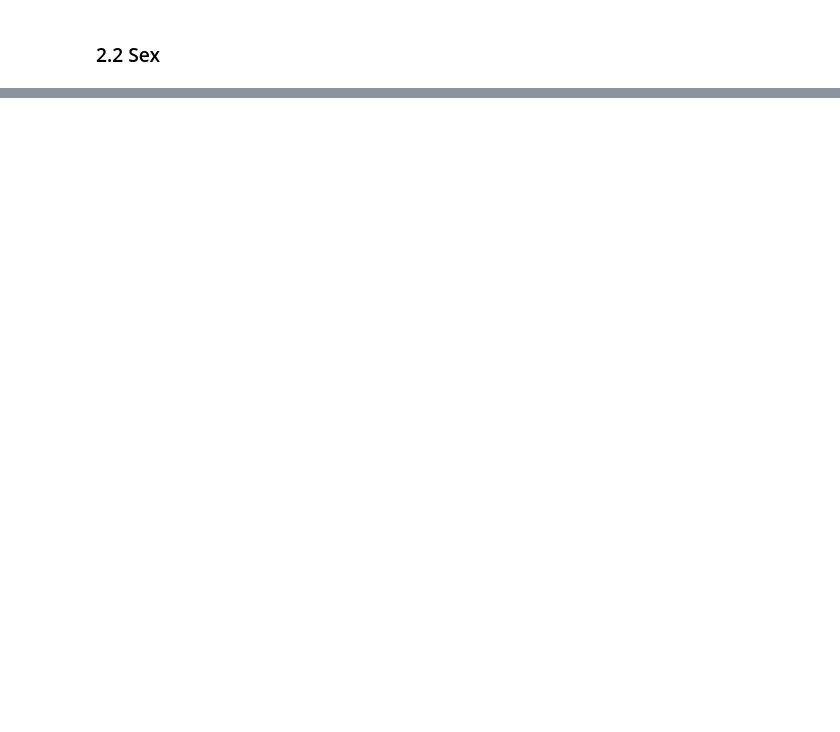
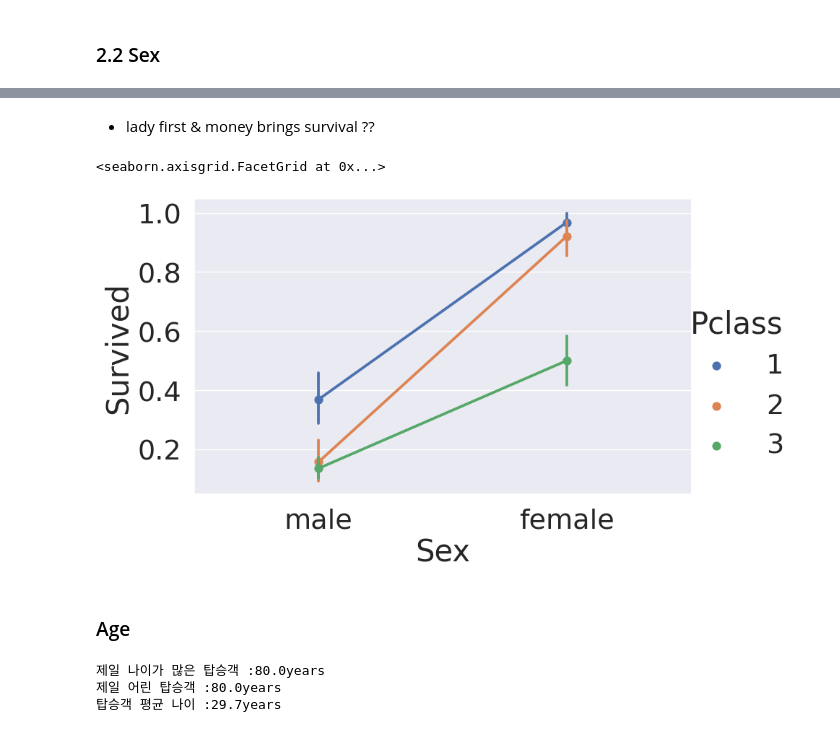
Before and after one commit to myeongwang/python, a Jupyter notebook: data-analysis-for-titanic.ipynb, the cells around one changed output, grey strips where cells are left out. Saved outputs shown, nothing was run; the diff lists cells and outputs as text; code cells hidden in the pictures; blank space fills up the shorter version.

```diff
--- a/data-analysis-for-titanic.ipynb
+++ b/data-analysis-for-titanic.ipynb
@@ -147,0 +199,18 @@ df_train[['Pclass','Survived']].groupby(['Pclass'],as_index=True).mean().sort_va
+# %% [markdown]
+- lady first & money brings survival ??
+# %%
+sns.catplot(x='Sex',y='Survived',hue="Pclass",data=df_train,height=6,aspect=1.5,kind='point')
+#에러바: 표본의 오차 범위가 작을 수록 신뢰성 up
+# %% [output]
+<seaborn.axisgrid.FacetGrid at 0x...>
+[figure, added]
+# %% [markdown]
+### Age
+# %%
+print('제일 나이가 많은 탑승객 :{:.1f}years'.format(df_train['Age'].max()))
+print('제일 어린 탑승객 :{:.1f}years'.format(df_train['Age'].max()))
+print('탑승객 평균 나이 :{:.1f}years'.format(df_train['Age'].mean()))
+# %% [output]
+제일 나이가 많은 탑승객 :80.0years
+제일 어린 탑승객 :80.0years
+탑승객 평균 나이 :29.7years
```
Also changed, not shown: parts of 99 cells of this notebook.
